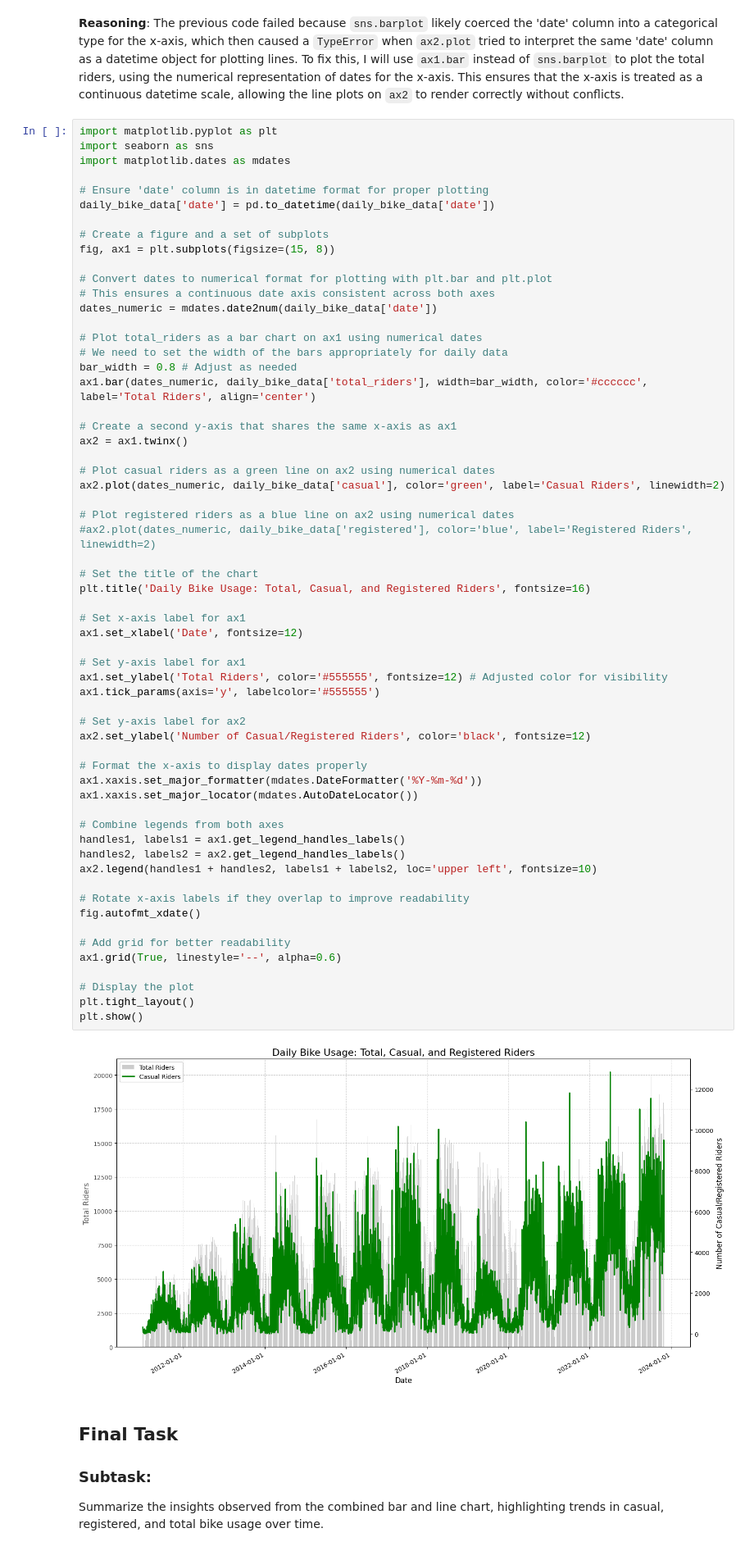
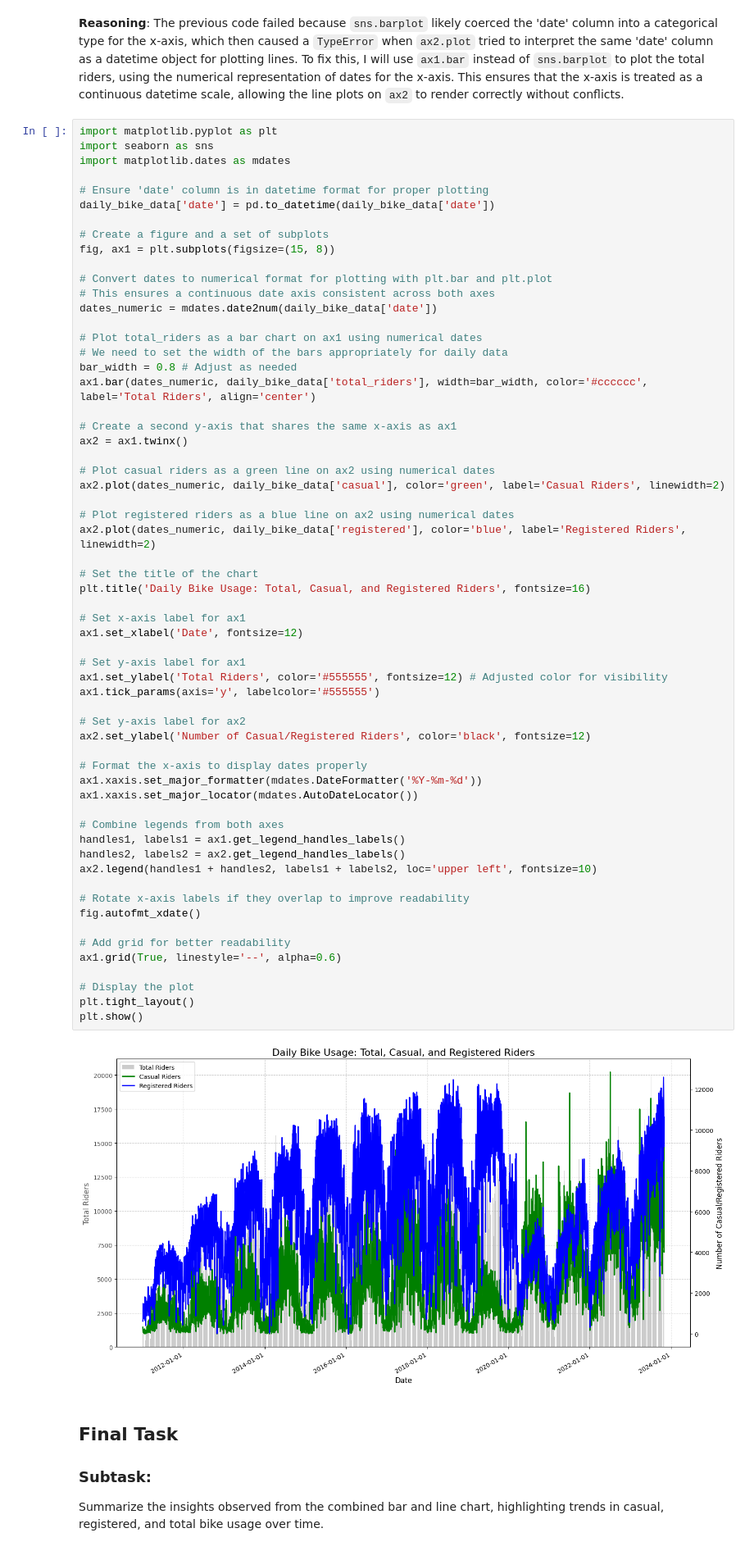
Before and after one commit to jacob-walker12/jacob-walker12.github.io, a Jupyter notebook: notebooks/starter_bikes.ipynb, the cells around one changed output. Shown at 82% size. Saved outputs shown, nothing was run; the diff lists cells and outputs as text.

```diff
--- a/notebooks/starter_bikes.ipynb
+++ b/notebooks/starter_bikes.ipynb
@@ -246,41 +364,41 @@ ax2 = ax1.twinx()
 ax2.plot(dates_numeric, daily_bike_data['casual'], color='green', label='Casual Riders', linewidth=2)
 
 # Plot registered riders as a blue line on ax2 using numerical dates
-#ax2.plot(dates_numeric, daily_bike_data['registered'], color='blue', label='Registered Riders', linewidth=2)
+ax2.plot(dates_numeric, daily_bike_data['registered'], color='blue', label='Registered Riders', linewidth=2)
 
 # Set the title of the chart
 plt.title('Daily Bike Usage: Total, Casual, and Registered Riders', fontsize=16)
 
 # Set x-axis label for ax1
 ax1.set_xlabel('Date', fontsize=12)
 
 # Set y-axis label for ax1
 ax1.set_ylabel('Total Riders', color='#555555', fontsize=12) # Adjusted color for visibility
 ax1.tick_params(axis='y', labelcolor='#555555')
 
 # Set y-axis label for ax2
 ax2.set_ylabel('Number of Casual/Registered Riders', color='black', fontsize=12)
 
 # Format the x-axis to display dates properly
 ax1.xaxis.set_major_formatter(mdates.DateFormatter('%Y-%m-%d'))
 ax1.xaxis.set_major_locator(mdates.AutoDateLocator())
 
 # Combine legends from both axes
 handles1, labels1 = ax1.get_legend_handles_labels()
 handles2, labels2 = ax2.get_legend_handles_labels()
 ax2.legend(handles1 + handles2, labels1 + labels2, loc='upper left', fontsize=10)
 
 # Rotate x-axis labels if they overlap to improve readability
 fig.autofmt_xdate()
 
 # Add grid for better readability
 ax1.grid(True, linestyle='--', alpha=0.6)
 
 # Display the plot
 plt.tight_layout()
 plt.show()
 # %% [output]
-[figure, old version]
+[figure, new version]
 # %% [markdown]
 ## Final Task
 
```
Also changed, not shown: parts of 3 cells of this notebook.
